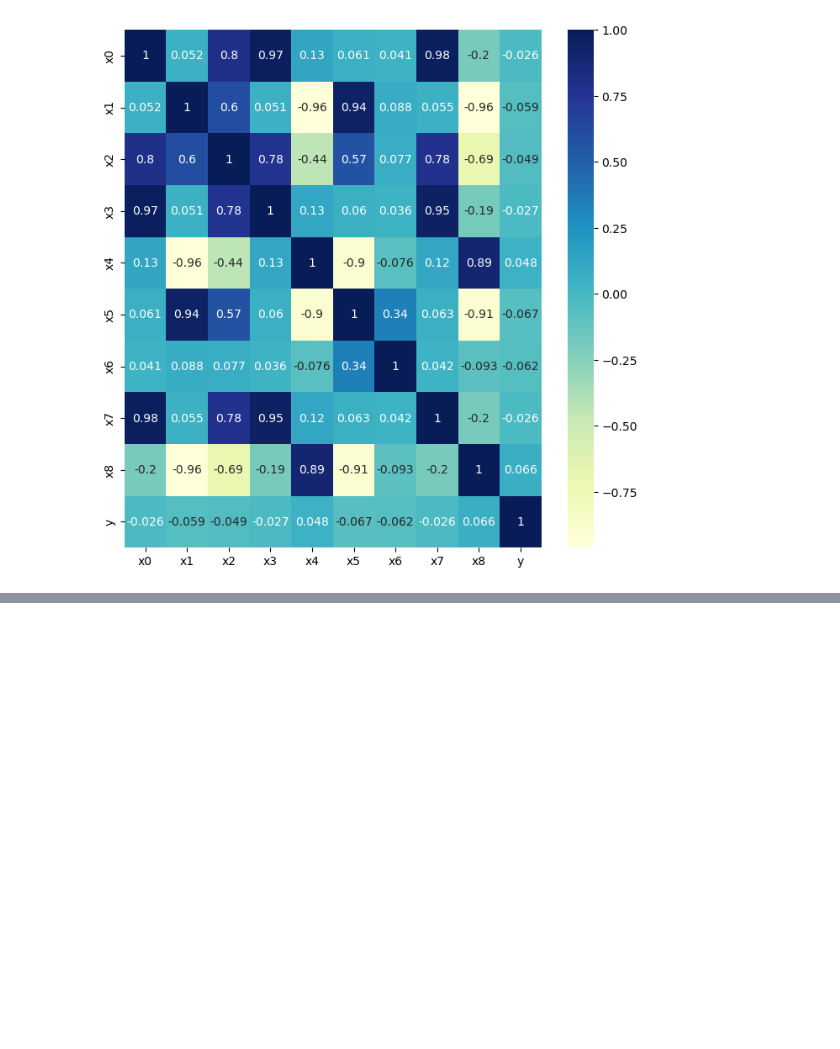
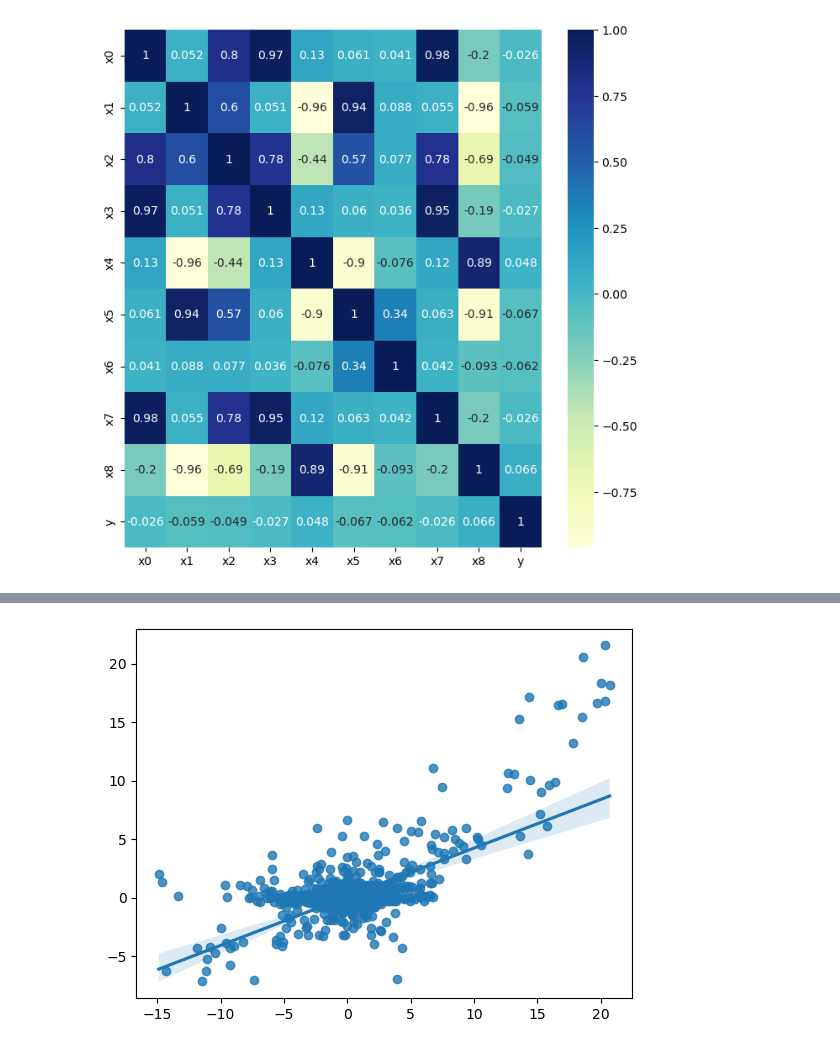
Before and after one commit to ufabc-bcc/srbench-competition-2023-track-1-wonderful-time, a Jupyter notebook: DA1.ipynb, the cells around one changed output, grey strips where cells are left out. Drawn from its saved outputs; the diff is of its cells as text; code cells hidden in the pictures; blank space fills up the shorter version.

```diff
--- a/DA1.ipynb
+++ b/DA1.ipynb
@@ -42,0 +63,5 @@ plt.show()
+# %%
+sns.regplot(x= y, y= y_hat)
+plt.show()
+# %% [output]
+[figure, added]
```
Also changed, not shown: parts of 5 cells of this notebook, 4 other files.
